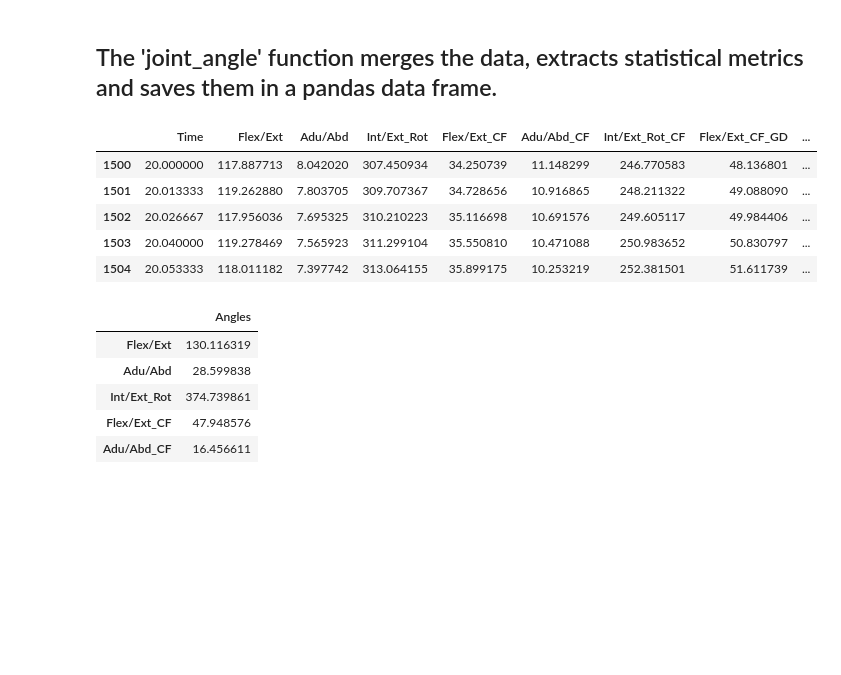
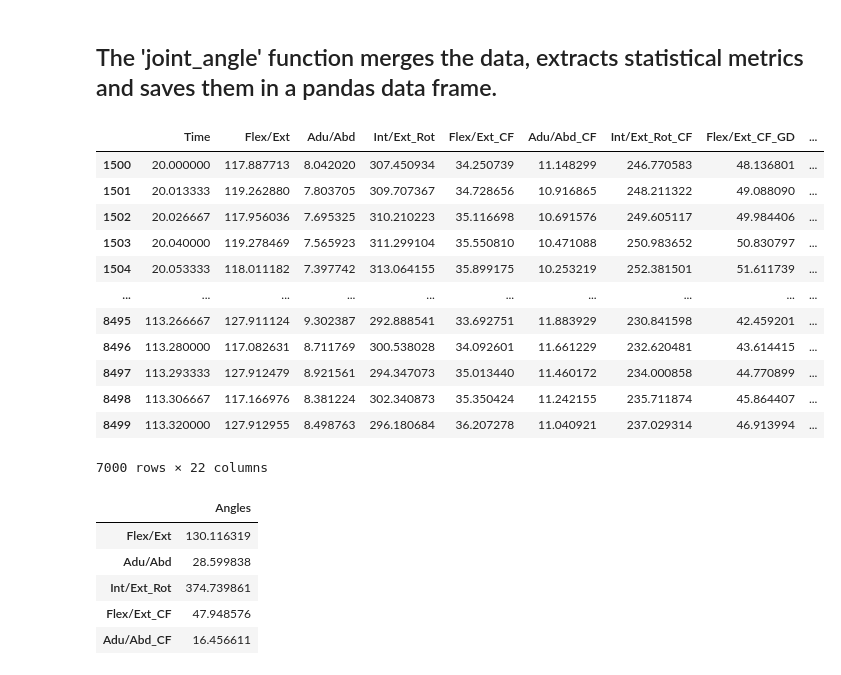
Before and after one commit to tuliofalmeida/pyjama, a Jupyter notebook: PyJama_Lokomat_exemple.ipynb, the cells around one changed output. Saved outputs shown, nothing was run; the diff lists cells and outputs as text; code cells hidden in the pictures; blank space fills up the shorter version.

```diff
--- a/PyJama_Lokomat_exemple.ipynb
+++ b/PyJama_Lokomat_exemple.ipynb
@@ -123,14 +133,21 @@ time_kinovea = np.arange(0, len(data_kinovea)/30, 1/30)
 knee_angle,knee_metrics = pjl.DataProcessing.joint_measures(thigh_df,shank_df,patternRoll=True,init=1500)
 # %%
 #@title Knee joint data from IMU { vertical-output: true }
-knee_angle.head()
+knee_angle
 # %% [output]
 |  | Time | Flex/Ext | Adu/Abd | Int/Ext_Rot | Flex/Ext_CF | Adu/Abd_CF | Int/Ext_Rot_CF | Flex/Ext_CF_GD | ... |
 | 1500 | 20.000000 | 117.887713 | 8.042020 | 307.450934 | 34.250739 | 11.148299 | 246.770583 | 48.136801 | ... |
 | 1501 | 20.013333 | 119.262880 | 7.803705 | 309.707367 | 34.728656 | 10.916865 | 248.211322 | 49.088090 | ... |
 | 1502 | 20.026667 | 117.956036 | 7.695325 | 310.210223 | 35.116698 | 10.691576 | 249.605117 | 49.984406 | ... |
 | 1503 | 20.040000 | 119.278469 | 7.565923 | 311.299104 | 35.550810 | 10.471088 | 250.983652 | 50.830797 | ... |
 | 1504 | 20.053333 | 118.011182 | 7.397742 | 313.064155 | 35.899175 | 10.253219 | 252.381501 | 51.611739 | ... |
+| ... | ... | ... | ... | ... | ... | ... | ... | ... | ... |
+| 8495 | 113.266667 | 127.911124 | 9.302387 | 292.888541 | 33.692751 | 11.883929 | 230.841598 | 42.459201 | ... |
+| 8496 | 113.280000 | 117.082631 | 8.711769 | 300.538028 | 34.092601 | 11.661229 | 232.620481 | 43.614415 | ... |
+| 8497 | 113.293333 | 127.912479 | 8.921561 | 294.347073 | 35.013440 | 11.460172 | 234.000858 | 44.770899 | ... |
+| 8498 | 113.306667 | 117.166976 | 8.381224 | 302.340873 | 35.350424 | 11.242155 | 235.711874 | 45.864407 | ... |
+| 8499 | 113.320000 | 127.912955 | 8.498763 | 296.180684 | 36.207278 | 11.040921 | 237.029314 | 46.913994 | ... |
+7000 rows × 22 columns
 # %%
 knee_rom = pjl.DataProcessing.joint_rom(knee_angle)
 # %%
```
Also changed, not shown: parts of 6 cells of this notebook.
